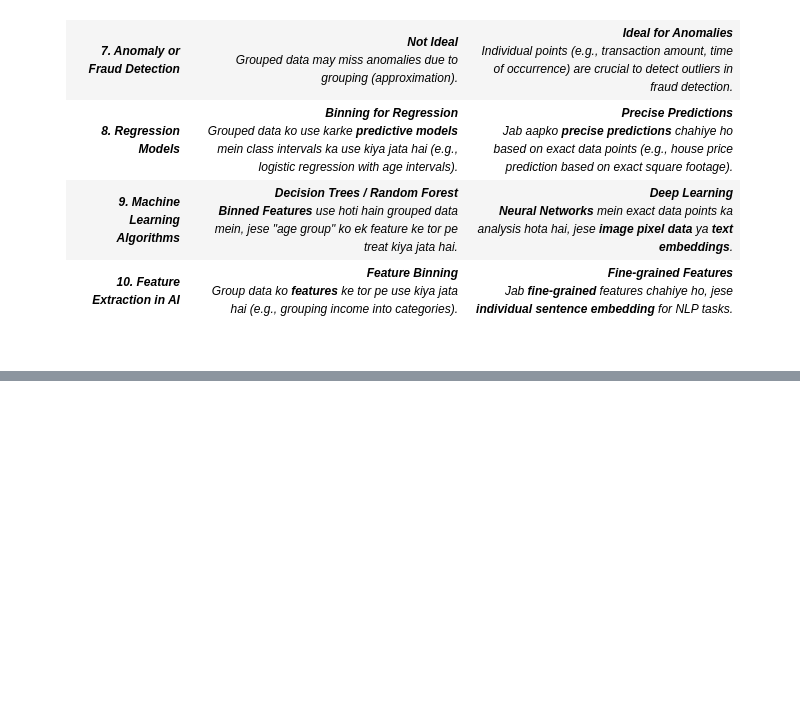
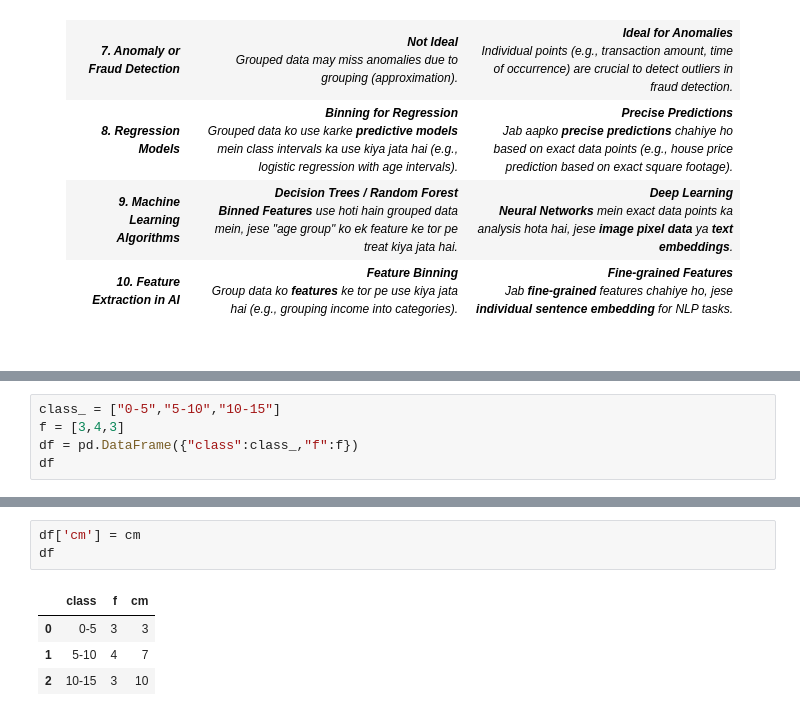
Before and after one commit to Mubeen-Ahmad/AI, a Jupyter notebook: 3.ipynb, the cells around one changed output, grey strips where cells are left out. Drawn from its saved outputs; the diff is of its cells as text; blank space fills up the shorter version.

```diff
--- a/3.ipynb
+++ b/3.ipynb
@@ -156,0 +398,5 @@ df
+# %%
+class_ = ["0-5","5-10","10-15"]
+f = [3,4,3]
+df = pd.DataFrame({"class":class_,"f":f})
+df
@@ -156,0 +415,8 @@ df
+# %%
+df['cm'] = cm
+df
+# %% [output]
+|  | class | f | cm |
+| 0 | 0-5 | 3 | 3 |
+| 1 | 5-10 | 4 | 7 |
+| 2 | 10-15 | 3 | 10 |
```
Also changed, not shown: parts of 86 cells of this notebook, 11 other files.
